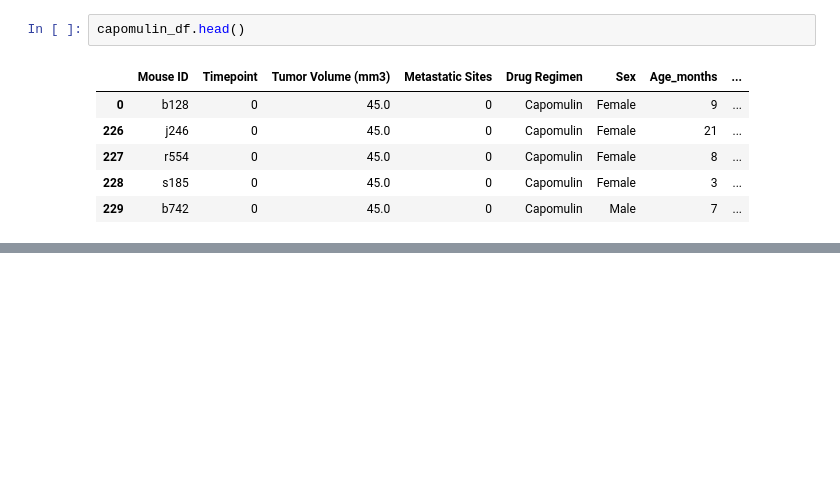
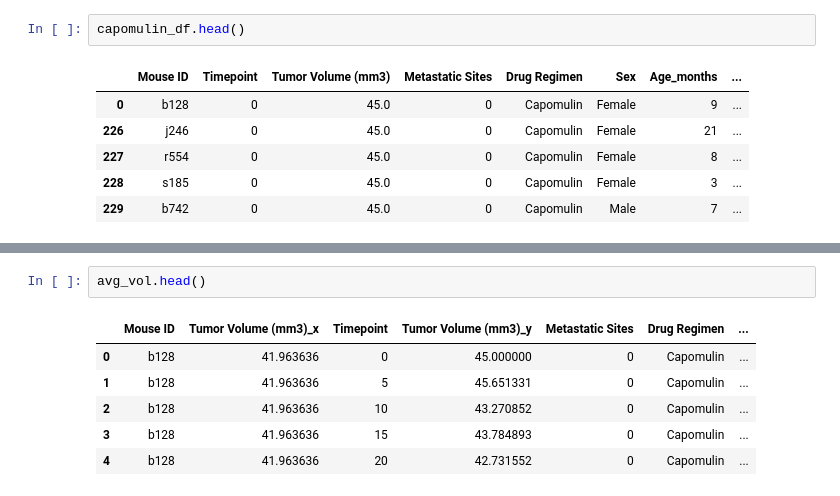
Before and after one commit to brianne-han/MatPlotLib-Challenge, a Jupyter notebook: Starter_Code/Pymaceuticals/MyPymaceuticals_checkpoints.ipynb, the cells around one changed output, grey strips where cells are left out. Drawn from its saved outputs; the diff is of its cells as text; blank space fills up the shorter version.

```diff
--- a/Starter_Code/Pymaceuticals/MyPymaceuticals_checkpoints.ipynb
+++ b/Starter_Code/Pymaceuticals/MyPymaceuticals_checkpoints.ipynb
@@ -255,0 +269,9 @@ capomulin_df.head()
+# %%
+avg_vol.head()
+# %% [output]
+|  | Mouse ID | Tumor Volume (mm3)_x | Timepoint | Tumor Volume (mm3)_y | Metastatic Sites | Drug Regimen | ... |
+| 0 | b128 | 41.963636 | 0 | 45.000000 | 0 | Capomulin | ... |
+| 1 | b128 | 41.963636 | 5 | 45.651331 | 0 | Capomulin | ... |
+| 2 | b128 | 41.963636 | 10 | 43.270852 | 0 | Capomulin | ... |
+| 3 | b128 | 41.963636 | 15 | 43.784893 | 0 | Capomulin | ... |
+| 4 | b128 | 41.963636 | 20 | 42.731552 | 0 | Capomulin | ... |
```
Also changed, not shown: parts of 4 cells of this notebook.
